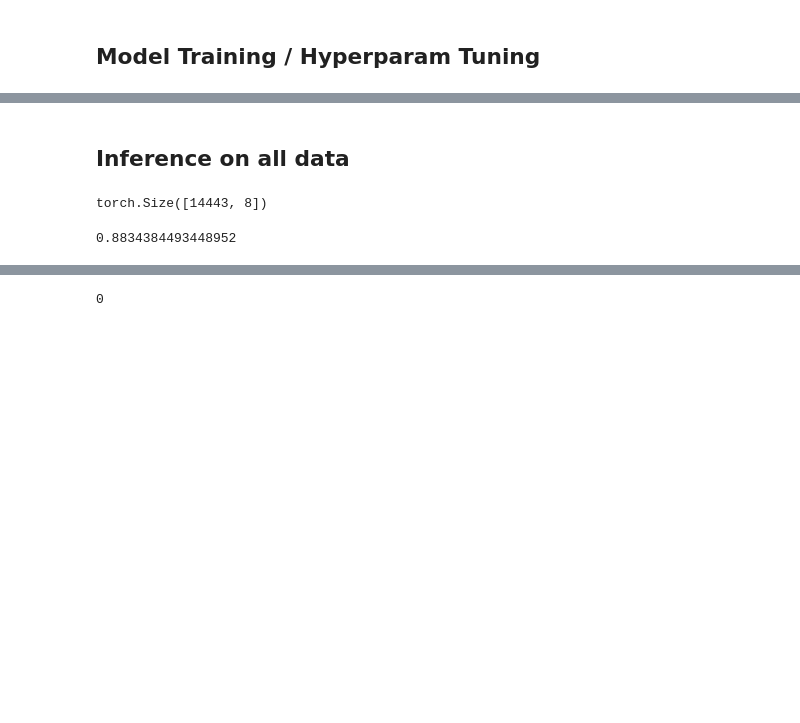
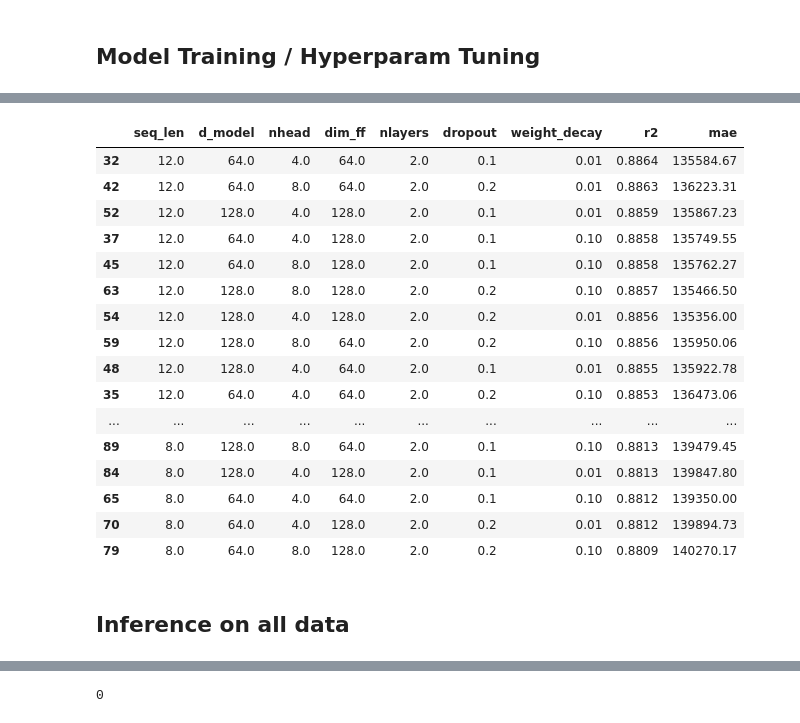
Before and after one commit to S3researchUSC/MEF-Regression, a Jupyter notebook: attention_MEFs.ipynb, the cells around one changed output, grey strips where cells are left out. Saved outputs shown, nothing was run; the diff lists cells and outputs as text; code cells hidden in the pictures; blank space fills up the shorter version.

Commit message:
Ran grid search for best attention model
Selected best attention-based model via grid search over hyperparams. Minor bug fix in load_and_preprocess_sequence_data.

```diff
--- a/attention_MEFs.ipynb
+++ b/attention_MEFs.ipynb
@@ -275,0 +133,6 @@ tensor(3.0439e+11, device='cuda:0', grad_fn=<MseLossBackward0>)
+# %%
+# may want to switch to cpu explicitly if having issues with debugging
+device = torch.device('cuda' if torch.cuda.is_available() else 'cpu')
+# %%
+model = TransformerModel(input_size=4, output_size=3, d_model=64, nhead=4, dim_ff=64, nlayers=2)
+print(sum(p.numel() for p in model.parameters() if p.requires_grad))
@@ -276,2 +291,22 @@ tensor(3.0439e+11, device='cuda:0', grad_fn=<MseLossBackward0>)
+# %%
+results_df.astype(float).sort_values("r2", ascending=False)[:50]
+# %% [output]
+|  | seq_len | d_model | nhead | dim_ff | nlayers | dropout | weight_decay | r2 | mae |
+| 32 | 12.0 | 64.0 | 4.0 | 64.0 | 2.0 | 0.1 | 0.01 | 0.8864 | 135584.67 |
+| 42 | 12.0 | 64.0 | 8.0 | 64.0 | 2.0 | 0.2 | 0.01 | 0.8863 | 136223.31 |
+| 52 | 12.0 | 128.0 | 4.0 | 128.0 | 2.0 | 0.1 | 0.01 | 0.8859 | 135867.23 |
+| 37 | 12.0 | 64.0 | 4.0 | 128.0 | 2.0 | 0.1 | 0.10 | 0.8858 | 135749.55 |
+| 45 | 12.0 | 64.0 | 8.0 | 128.0 | 2.0 | 0.1 | 0.10 | 0.8858 | 135762.27 |
+| 63 | 12.0 | 128.0 | 8.0 | 128.0 | 2.0 | 0.2 | 0.10 | 0.8857 | 135466.50 |
+| 54 | 12.0 | 128.0 | 4.0 | 128.0 | 2.0 | 0.2 | 0.01 | 0.8856 | 135356.00 |
+| 59 | 12.0 | 128.0 | 8.0 | 64.0 | 2.0 | 0.2 | 0.10 | 0.8856 | 135950.06 |
+| 48 | 12.0 | 128.0 | 4.0 | 64.0 | 2.0 | 0.1 | 0.01 | 0.8855 | 135922.78 |
+| 35 | 12.0 | 64.0 | 4.0 | 64.0 | 2.0 | 0.2 | 0.10 | 0.8853 | 136473.06 |
+| ... | ... | ... | ... | ... | ... | ... | ... | ... | ... |
+| 89 | 8.0 | 128.0 | 8.0 | 64.0 | 2.0 | 0.1 | 0.10 | 0.8813 | 139479.45 |
+| 84 | 8.0 | 128.0 | 4.0 | 128.0 | 2.0 | 0.1 | 0.01 | 0.8813 | 139847.80 |
+| 65 | 8.0 | 64.0 | 4.0 | 64.0 | 2.0 | 0.1 | 0.10 | 0.8812 | 139350.00 |
+| 70 | 8.0 | 64.0 | 4.0 | 128.0 | 2.0 | 0.2 | 0.01 | 0.8812 | 139894.73 |
+| 79 | 8.0 | 64.0 | 8.0 | 128.0 | 2.0 | 0.2 | 0.10 | 0.8809 | 140270.17 |
 # %% [markdown]
 ## Inference on all data
@@ -301,8 +312,0 @@ train_y_pred = get_y_pred(train_pred_coeff, train_bottleneck_X)
-# %%
-train_y_pred.shape
-# %% [output]
-torch.Size([14443, 8])
-# %%
-r2_score(train_y.cpu().detach().numpy(), train_y_pred.cpu().detach().numpy())
-# %% [output]
-0.8834384493448952
```
Also changed, not shown: parts of 36 cells of this notebook, 1 other file.
